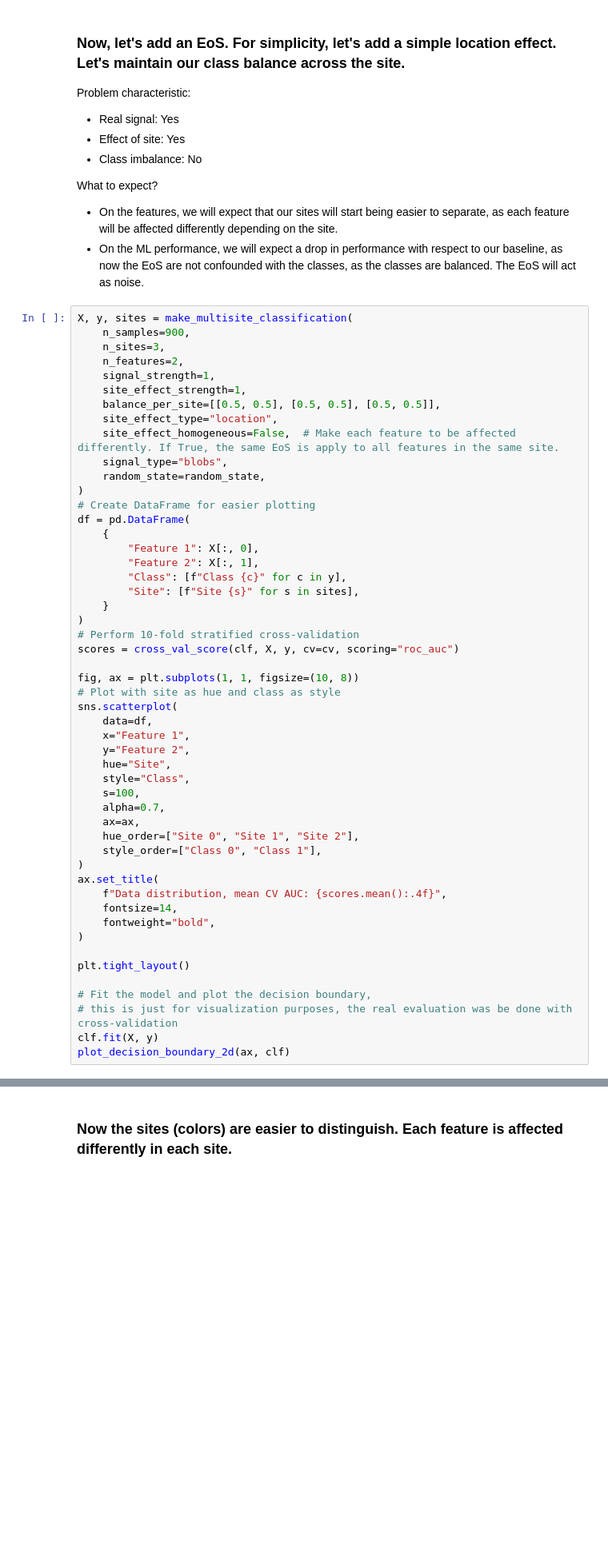
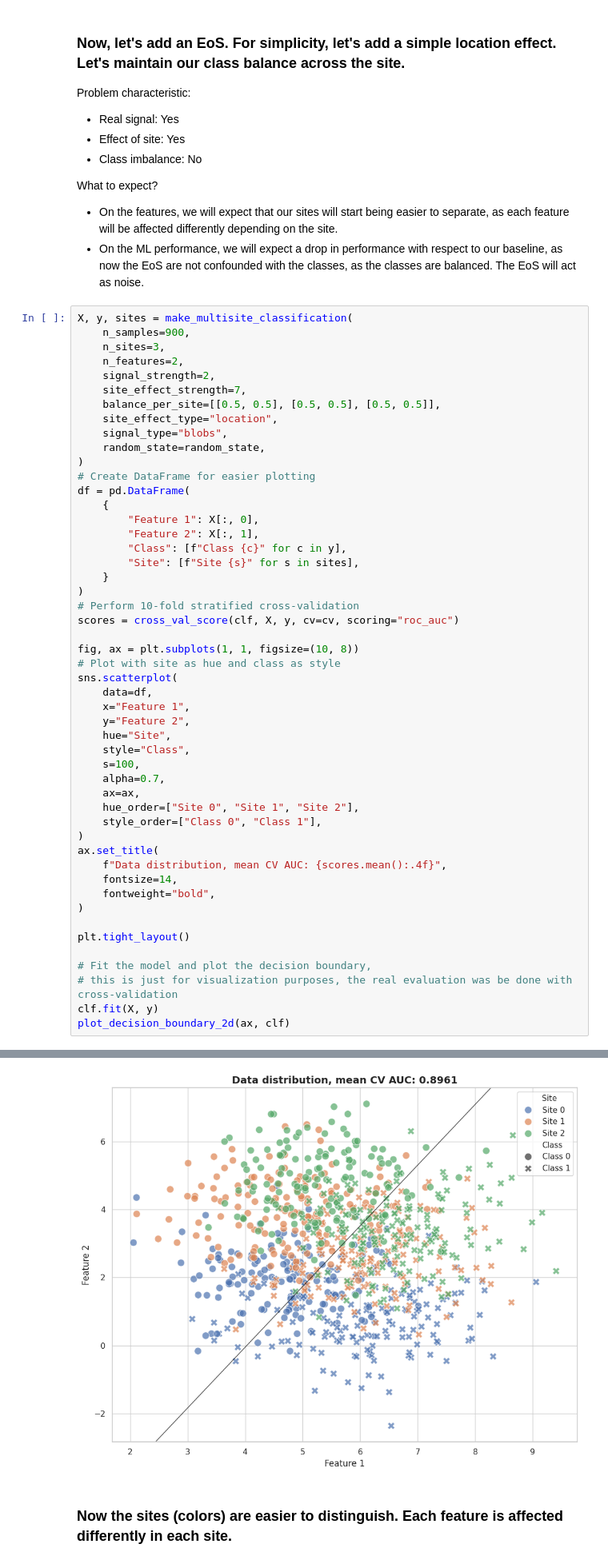
Before and after one commit to N-Nieto/OHBM2026_Educational_course_harmonization, a Jupyter notebook: notebooks/block03/B3_N2_EoS_in_ML.ipynb, the cells around one changed output, grey strips where cells are left out. Shown at 80% size. Drawn from its saved outputs; the diff is of its cells as text; blank space fills up the shorter version.

```diff
--- a/notebooks/block03/B3_N2_EoS_in_ML.ipynb
+++ b/notebooks/block03/B3_N2_EoS_in_ML.ipynb
@@ -127,11 +127,10 @@ X, y, sites = make_multisite_classification(
     n_samples=900,
     n_sites=3,
     n_features=2,
-    signal_strength=1,
-    site_effect_strength=1,
+    signal_strength=2,
+    site_effect_strength=7,
     balance_per_site=[[0.5, 0.5], [0.5, 0.5], [0.5, 0.5]],
     site_effect_type="location",
-    site_effect_homogeneous=False,  # Make each feature to be affected differently. If True, the same EoS is apply to all features in the same site.
     signal_type="blobs",
     random_state=random_state,
 )
@@ -178,3 +176,4 @@ TypeError: balance_per_site[0] must be numeric class proportion (float), got <cl
+[figure, added]
 # %% [markdown]
 ### Now the sites (colors) are easier to distinguish. Each feature is affected differently in each site.
 # %% [markdown]
```
Also changed, not shown: parts of 7 cells of this notebook.
